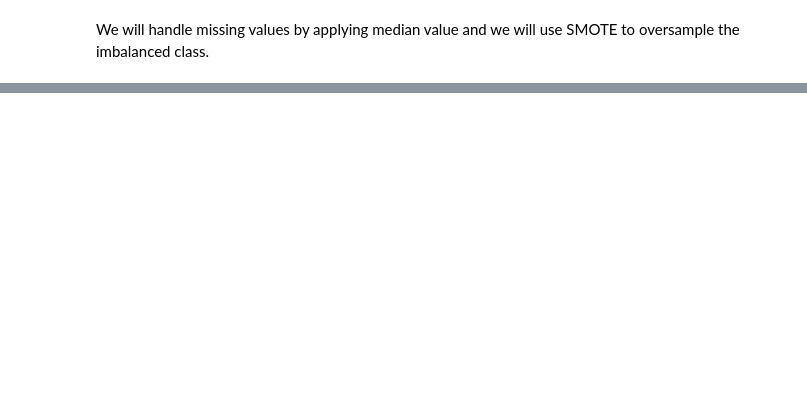
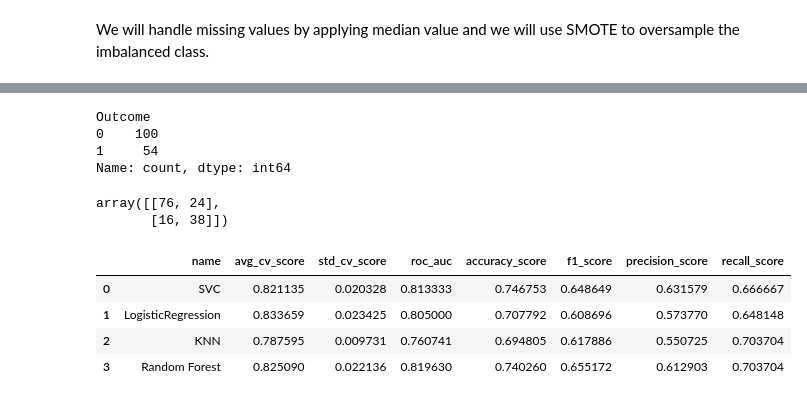
Before and after one commit to Amarnathe/Diabetes-Diagnostic-Predictor, a Jupyter notebook: notebooks/diabetes_classification_pipeline.ipynb, the cells around one changed output, grey strips where cells are left out. Drawn from its saved outputs; the diff is of its cells as text; code cells hidden in the pictures; blank space fills up the shorter version.

```diff
--- a/notebooks/diabetes_classification_pipeline.ipynb
+++ b/notebooks/diabetes_classification_pipeline.ipynb
@@ -650,0 +668,21 @@ df_result
+# %%
+y_test.value_counts()
+# %% [output]
+Outcome
+0    100
+1     54
+Name: count, dtype: int64
+# %%
+results[name]['confusion_matrix']
+# %% [output]
+array([[76, 24],
+       [16, 38]])
+# %%
+final_df = pd.DataFrame(final)
+final_df.head()
+# %% [output]
+|  | name | avg_cv_score | std_cv_score | roc_auc | accuracy_score | f1_score | precision_score | recall_score |
+| 0 | SVC | 0.821135 | 0.020328 | 0.813333 | 0.746753 | 0.648649 | 0.631579 | 0.666667 |
+| 1 | LogisticRegression | 0.833659 | 0.023425 | 0.805000 | 0.707792 | 0.608696 | 0.573770 | 0.648148 |
+| 2 | KNN | 0.787595 | 0.009731 | 0.760741 | 0.694805 | 0.617886 | 0.550725 | 0.703704 |
+| 3 | Random Forest | 0.825090 | 0.022136 | 0.819630 | 0.740260 | 0.655172 | 0.612903 | 0.703704 |
```
Also changed, not shown: parts of 27 cells of this notebook.
